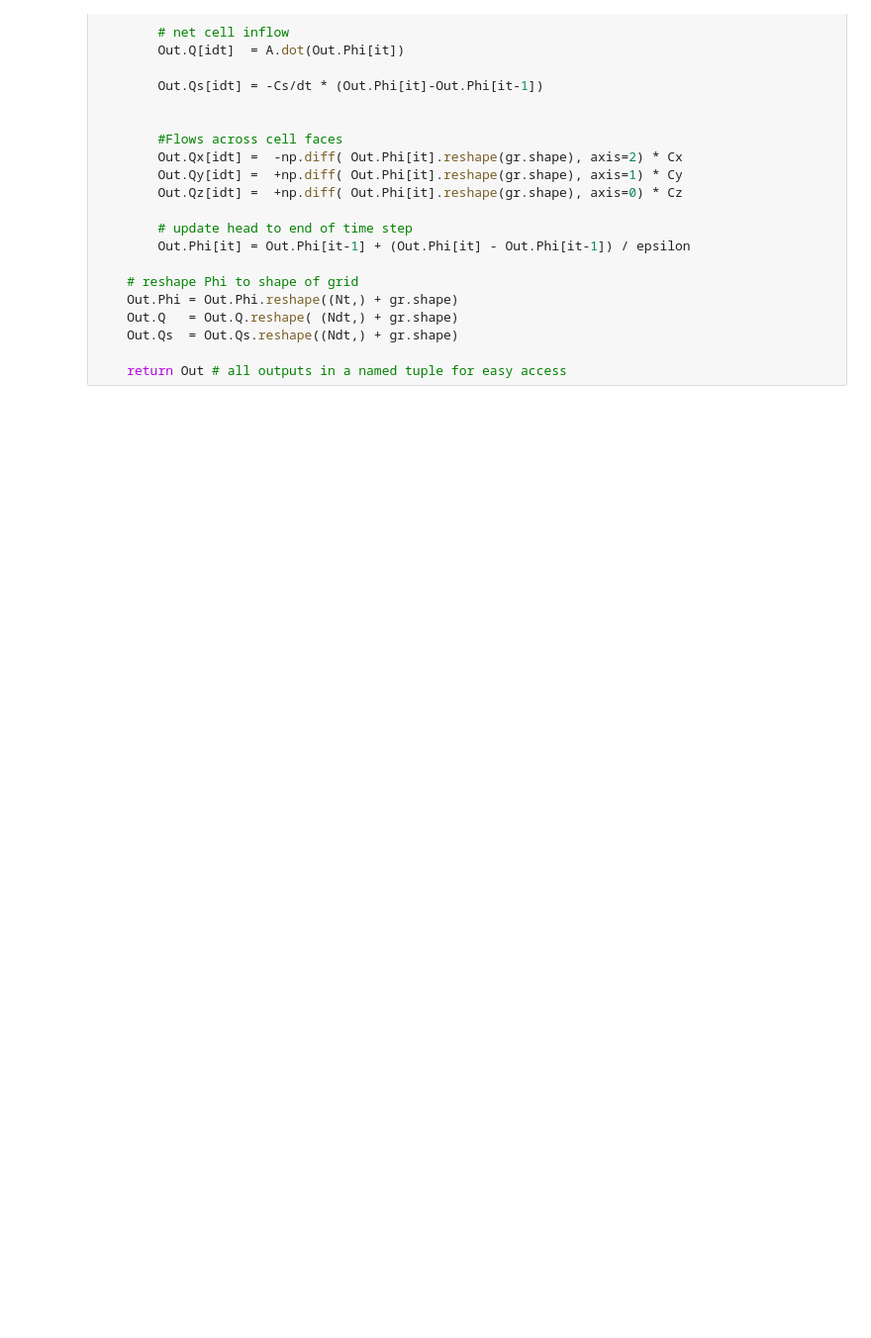
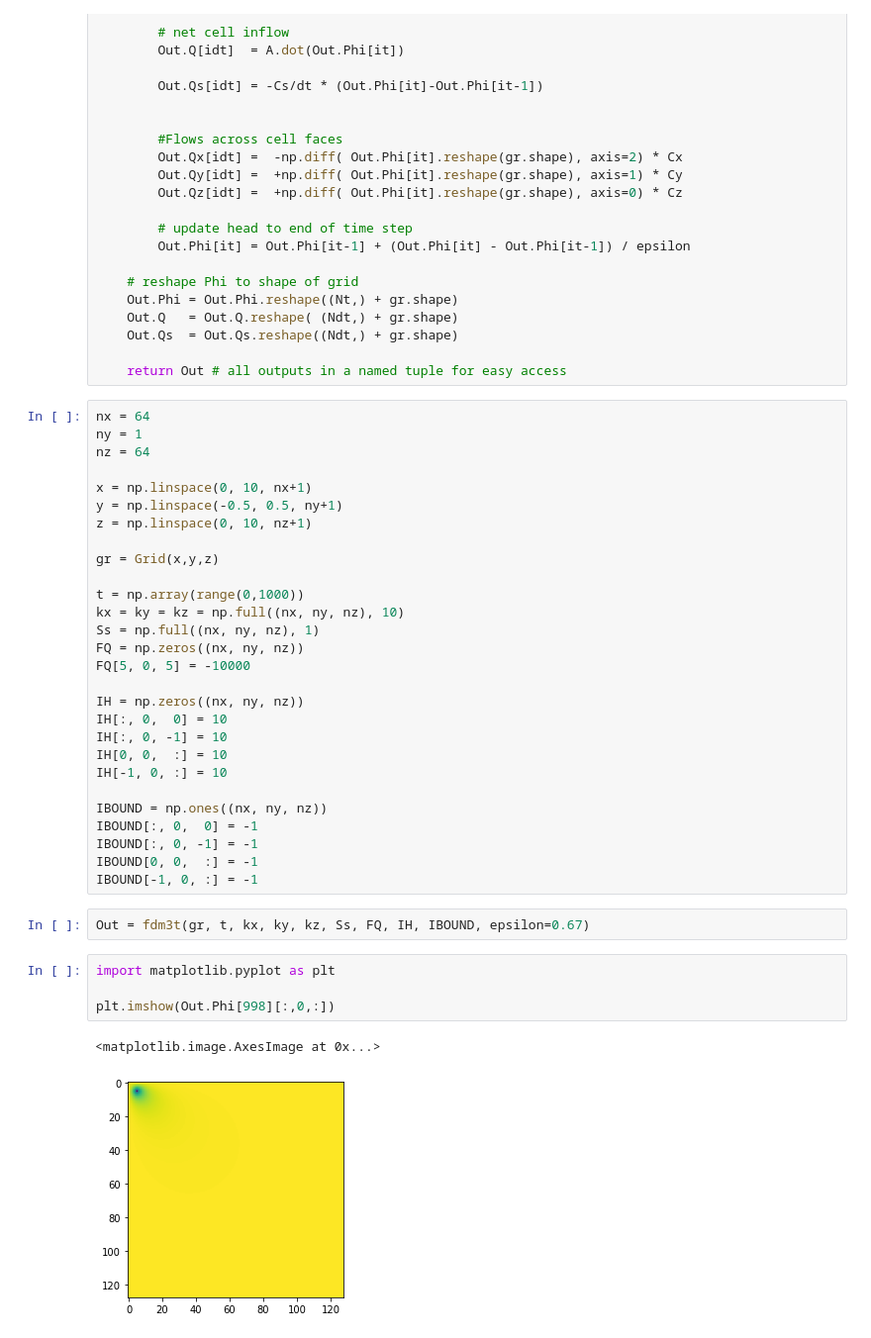
Before and after one commit to mlttac/AUNet_gwf, a Jupyter notebook: Darcy2DSolver.ipynb, the cells around one changed output. Shown at 99% size. Saved outputs shown, nothing was run; the diff lists cells and outputs as text; blank space fills up the shorter version.

```diff
--- a/Darcy2DSolver.ipynb
+++ b/Darcy2DSolver.ipynb
@@ -1403,3 +1403,40 @@ def fdm3t(gr, t, kx, ky, kz, Ss, FQ, HI, IBOUND, epsilon=0.67):
     Out.Qs  = Out.Qs.reshape((Ndt,) + gr.shape)
 
     return Out # all outputs in a named tuple for easy access
+# %%
+nx = 64
+ny = 1
+nz = 64
+
+x = np.linspace(0, 10, nx+1)
+y = np.linspace(-0.5, 0.5, ny+1)
+z = np.linspace(0, 10, nz+1)
+
+gr = Grid(x,y,z)
+
+t = np.array(range(0,1000))
+kx = ky = kz = np.full((nx, ny, nz), 10)
+Ss = np.full((nx, ny, nz), 1)
+FQ = np.zeros((nx, ny, nz))
+FQ[5, 0, 5] = -10000
+
+IH = np.zeros((nx, ny, nz))
+IH[:, 0,  0] = 10
+IH[:, 0, -1] = 10
+IH[0, 0,  :] = 10
+IH[-1, 0, :] = 10
+
+IBOUND = np.ones((nx, ny, nz))
+IBOUND[:, 0,  0] = -1
+IBOUND[:, 0, -1] = -1
+IBOUND[0, 0,  :] = -1
+IBOUND[-1, 0, :] = -1
+# %%
+Out = fdm3t(gr, t, kx, ky, kz, Ss, FQ, IH, IBOUND, epsilon=0.67)
+# %%
+import matplotlib.pyplot as plt
+
+plt.imshow(Out.Phi[998][:,0,:])
+# %% [output]
+<matplotlib.image.AxesImage at 0x...>
+[figure, added]
```
